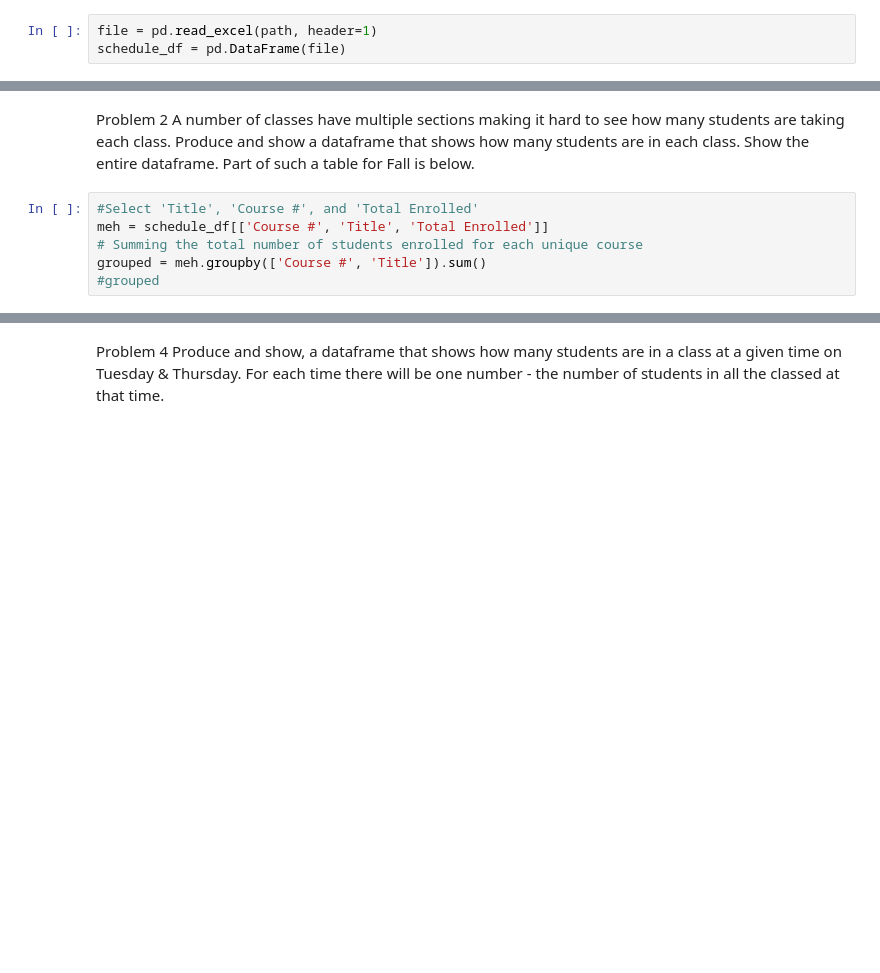
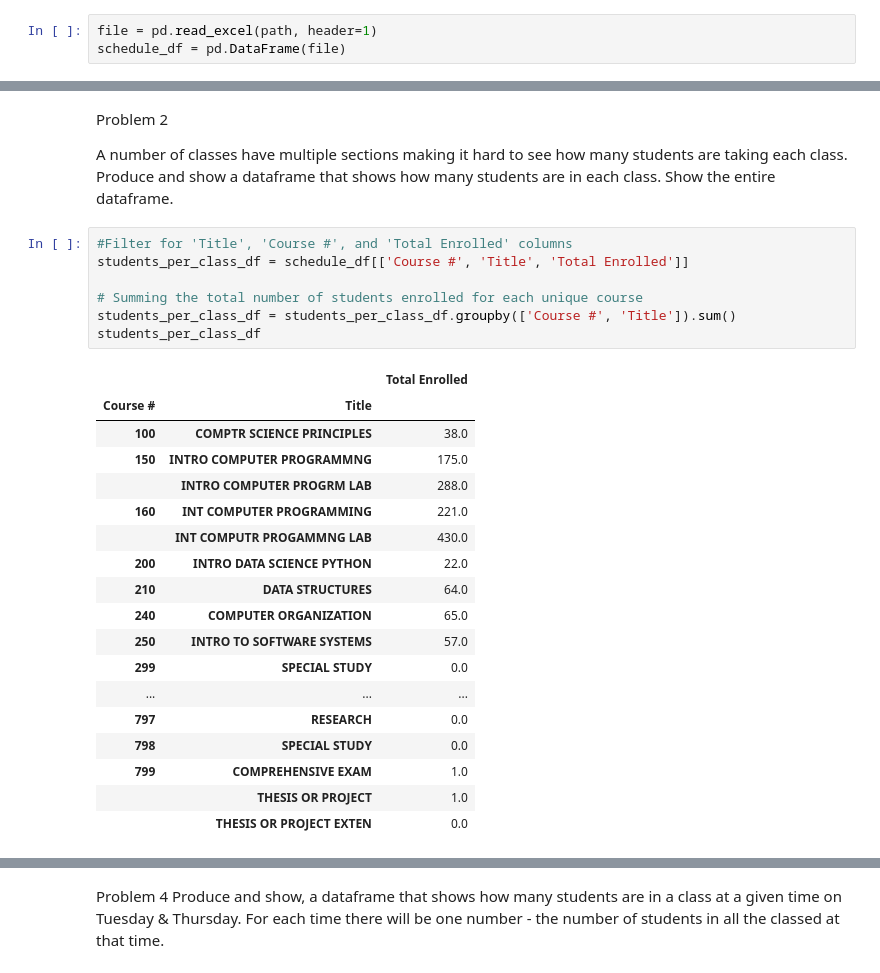
Before and after one commit to SkittyWitty/BigData_Scheduling, a Jupyter notebook: SDSU Class Scheduling.ipynb, the cells around one changed output, grey strips where cells are left out. Cells and saved outputs as stored; diff of their text form; blank space fills up the shorter version.

```diff
--- a/SDSU Class Scheduling.ipynb
+++ b/SDSU Class Scheduling.ipynb
@@ -15,13 +56,34 @@ table below. This may be the hardest problem in the assignment.
 # %% [markdown]
 Problem 2
+
 A number of classes have multiple sections making it hard to see how many students are
 taking each class. Produce and show a dataframe that shows how many students are in
-each class. Show the entire dataframe. Part of such a table for Fall is below.
+each class. Show the entire dataframe.
 # %%
-#Select 'Title', 'Course #', and 'Total Enrolled'
-meh = schedule_df[['Course #', 'Title', 'Total Enrolled']]
+#Filter for 'Title', 'Course #', and 'Total Enrolled' columns
+students_per_class_df = schedule_df[['Course #', 'Title', 'Total Enrolled']]
+
 # Summing the total number of students enrolled for each unique course
-grouped = meh.groupby(['Course #', 'Title']).sum()
-#grouped
+students_per_class_df = students_per_class_df.groupby(['Course #', 'Title']).sum()
+students_per_class_df
+# %% [output]
+|  |  | Total Enrolled |
+| Course # | Title |  |
+| 100 | COMPTR SCIENCE PRINCIPLES | 38.0 |
+| 150 | INTRO COMPUTER PROGRAMMNG | 175.0 |
+|  | INTRO COMPUTER PROGRM LAB | 288.0 |
+| 160 | INT COMPUTER PROGRAMMING | 221.0 |
+|  | INT COMPUTR PROGAMMNG LAB | 430.0 |
+| 200 | INTRO DATA SCIENCE PYTHON | 22.0 |
+| 210 | DATA STRUCTURES | 64.0 |
+| 240 | COMPUTER ORGANIZATION | 65.0 |
+| 250 | INTRO TO SOFTWARE SYSTEMS | 57.0 |
+| 299 | SPECIAL STUDY | 0.0 |
+| ... | ... | ... |
+| 797 | RESEARCH | 0.0 |
+| 798 | SPECIAL STUDY | 0.0 |
+| 799 | COMPREHENSIVE EXAM | 1.0 |
+|  | THESIS OR PROJECT | 1.0 |
+|  | THESIS OR PROJECT EXTEN | 0.0 |
 # %% [markdown]
 Problem 3
```
Also changed, not shown: parts of 6 cells of this notebook.
